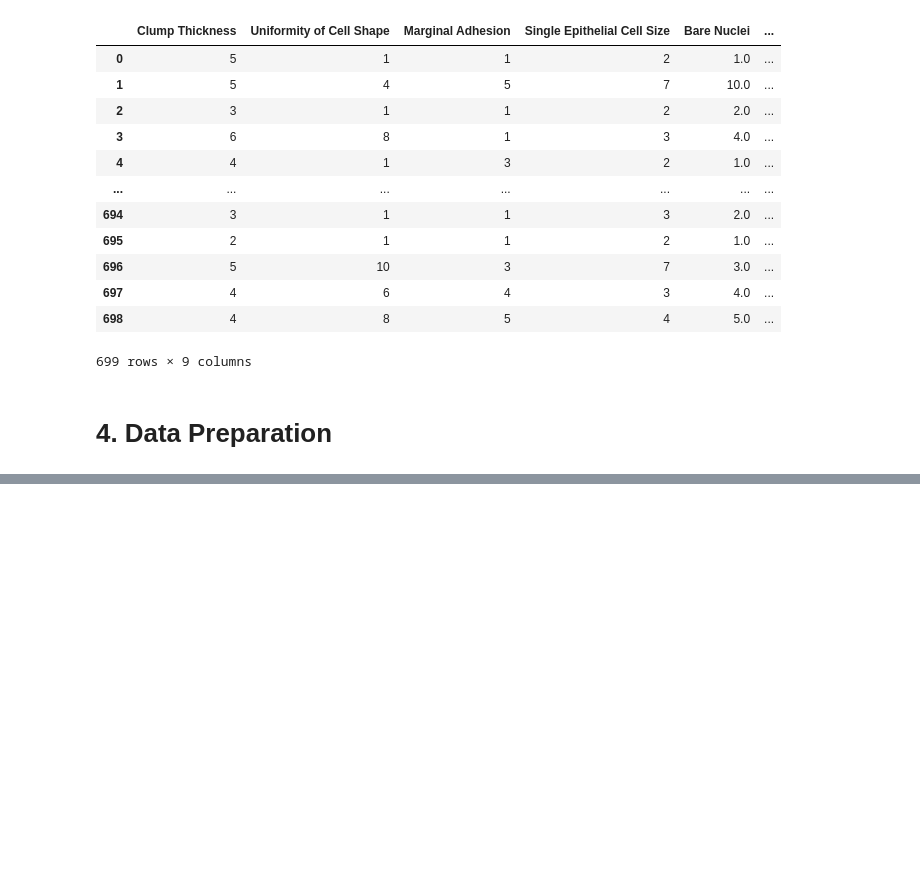
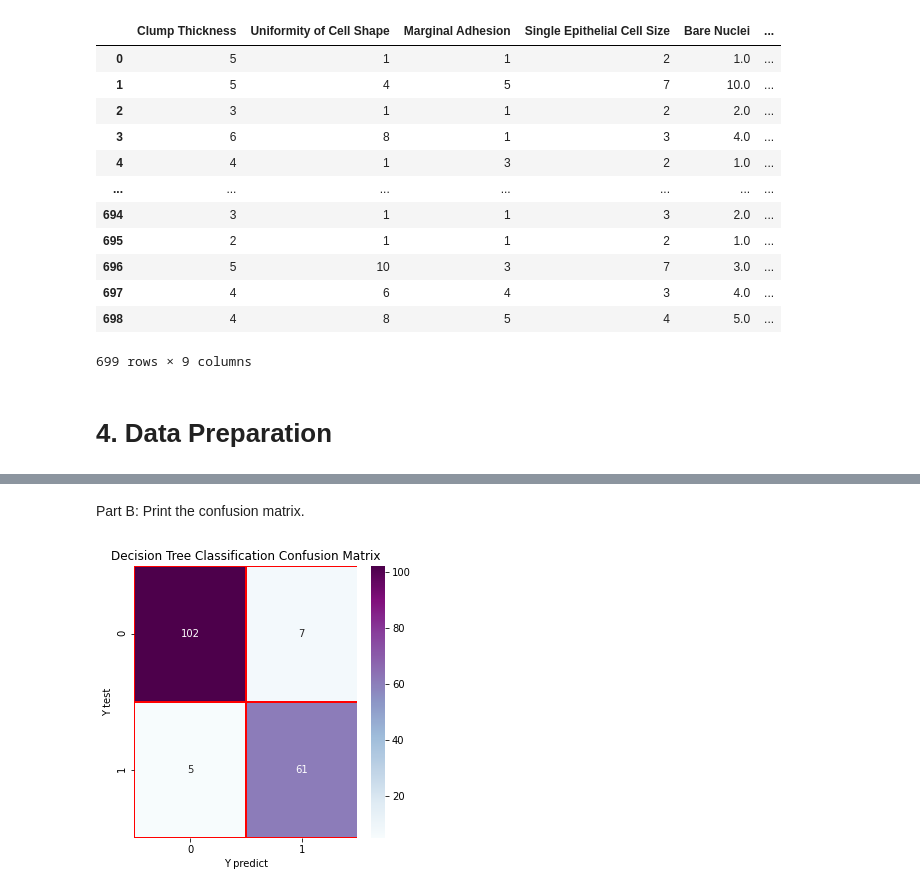
Before and after one commit to vpaluparthi/ML_Assignment1, a Jupyter notebook: Group244_BreastCancer.ipynb, the cells around one changed output, grey strips where cells are left out. Drawn from its saved outputs; the diff is of its cells as text; code cells hidden in the pictures; blank space fills up the shorter version.

```diff
--- a/Group244_BreastCancer.ipynb
+++ b/Group244_BreastCancer.ipynb
@@ -339,0 +497,3 @@ for i in range(10):
+# %%
+# We predict target values
+dcla_predict = dtcla.predict(test_X)
@@ -339,0 +523,12 @@ for i in range(10):
+# %% [markdown]
+Part B: Print the confusion matrix.
+# %%
+dtcla_cm = confusion_matrix(test_y, dcla_predict)
+f, ax = plt.subplots(figsize=(5,5))
+sns.heatmap(dtcla_cm, annot=True, linewidth=0.7, linecolor='red', fmt='g', ax=ax, cmap="BuPu")
+plt.title('Decision Tree Classification Confusion Matrix')
+plt.xlabel('Y predict')
+plt.ylabel('Y test')
+plt.show()
+# %% [output]
+[figure, added]
```
Also changed, not shown: parts of 33 cells of this notebook.
